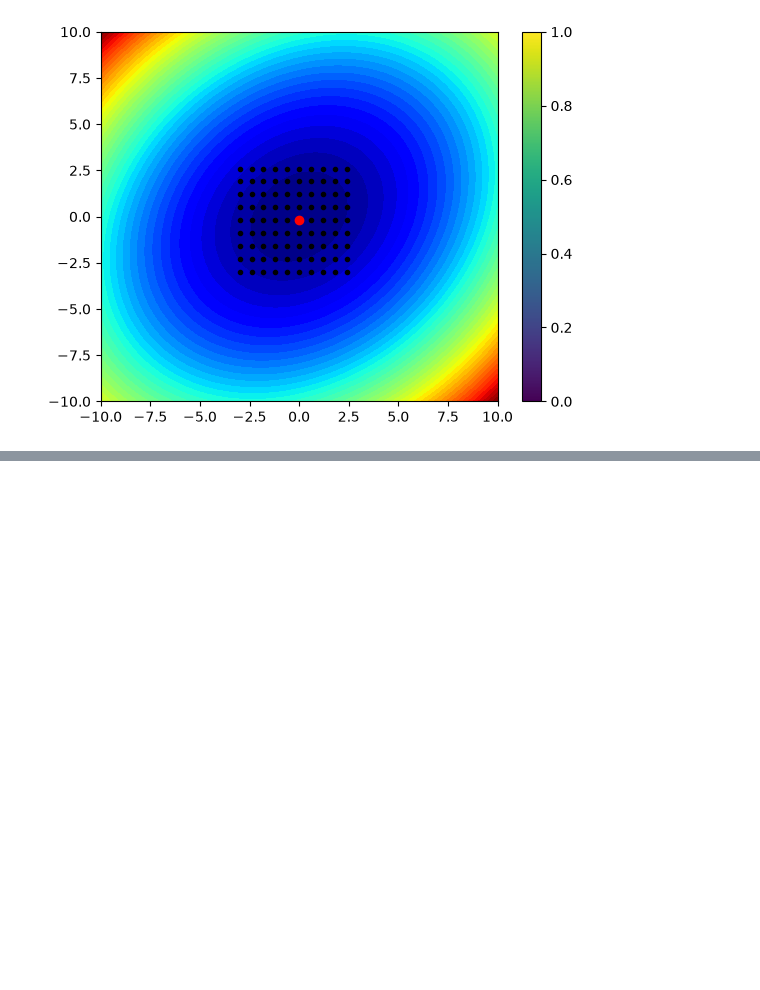
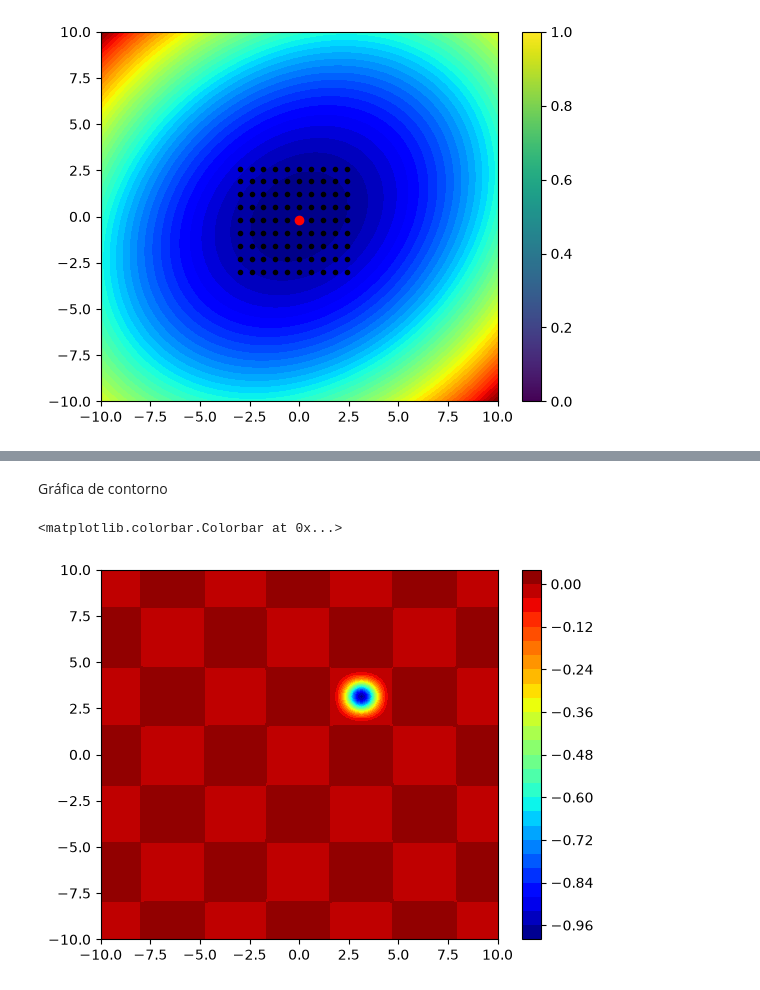
Before and after one commit to KevinHidalgoDS/optimizacion-ia, a Jupyter notebook: notebooks/01_Prct_parte1_2026_2S.ipynb, the cells around one changed output, grey strips where cells are left out. Cells and saved outputs as stored; diff of their text form; code cells hidden in the pictures; blank space fills up the shorter version.

```diff
--- a/notebooks/01_Prct_parte1_2026_2S.ipynb
+++ b/notebooks/01_Prct_parte1_2026_2S.ipynb
@@ -200,5 +230,5 @@ plt.colorbar()
 # %%
-def f(x: np.ndarray, y: np.ndarray) -> np.ndarray:
+def f2(x: np.ndarray, y: np.ndarray) -> np.ndarray:
     """Calcula la función de forma vectorizada.
 
     Args:
@@ -207,17 +237,7 @@ def f(x: np.ndarray, y: np.ndarray) -> np.ndarray:
 
     Returns:
         Valores de la función para cada par de x e y.
-
-    Raises:
-        ValueError: Si algún valor de x o y está fuera del intervalo
-            [-10, 10].
     """
-    if np.any((x < -10) | (x > 10)):
-        raise ValueError("Los valores de x deben estar en [-10, 10].")
-
-    if np.any((y < -10) | (y > 10)):
-        raise ValueError("Los valores de y deben estar en [-10, 10].")
-
     return -np.cos(x) * np.cos(y) * np.exp(
         -((x - np.pi) ** 2 + (y - np.pi) ** 2)
     )
@@ -223,0 +246,13 @@ def f(x: np.ndarray, y: np.ndarray) -> np.ndarray:
+# %%
+x2_lineal = np.linspace(-10, 10, 100)
+y2_lineal = np.linspace(-10, 10, 100)
+
+X_2, Y_2 = np.meshgrid(x2_lineal, y2_lineal)
+Z_2 = f2(X_2, Y_2)
+
+
+print("\n" + "=" * 45)
+print("Evaluación:")
+for i in range(5):
+    print('f(%.3f, %.3f) = %.3f' % (x2_lineal[i], y2_lineal[i], Z[i,i]))
+print("\n" + "=" * 45)
@@ -223,0 +269,8 @@ def f(x: np.ndarray, y: np.ndarray) -> np.ndarray:
+# %% [markdown]
+Gráfica de contorno
+# %%
+plt.contourf(X_2, Y_2, Z_2, levels=30, cmap=plt.cm.jet)
+plt.colorbar()
+# %% [output]
+<matplotlib.colorbar.Colorbar at 0x...>
+[figure, added]
```
Also changed, not shown: parts of 46 cells of this notebook, 2 other files.
